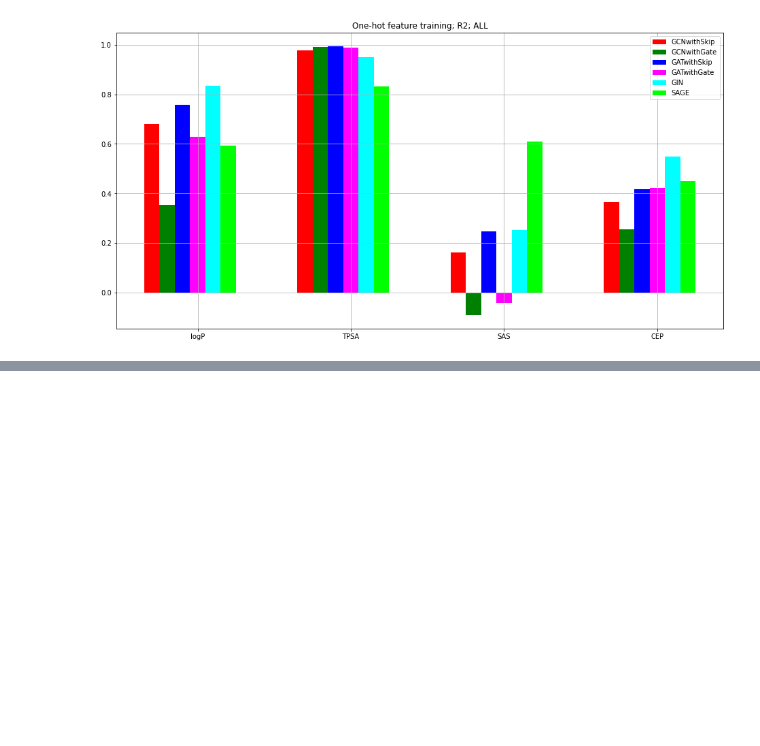
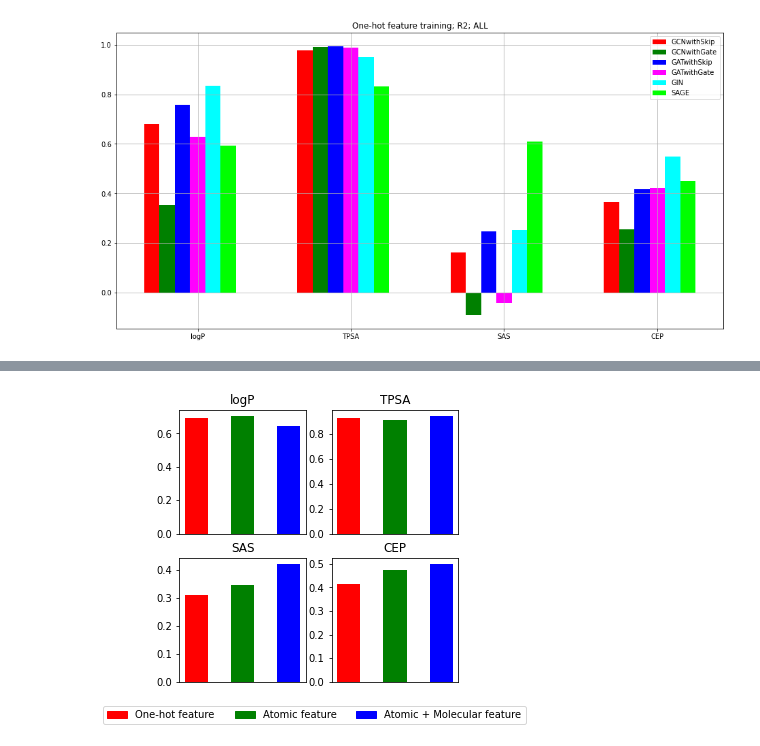
Before and after one commit to Ahn-Ssu/CS492I_2022F, a Jupyter notebook: CS492I_teamProject_GCN4chem.ipynb, the cells around one changed output, grey strips where cells are left out. Saved outputs shown, nothing was run; the diff lists cells and outputs as text; code cells hidden in the pictures; blank space fills up the shorter version.

```diff
--- a/CS492I_teamProject_GCN4chem.ipynb
+++ b/CS492I_teamProject_GCN4chem.ipynb
@@ -1865,0 +3015,9 @@ plot_result(R2_results, std, models, tests, title)
+# %%
+title = 'Comparison of Feature Encoding; R2'
+R2_results = [a[:,:,2], b[:,:,2], c[:,:,2]]
+std= None
+models = ['One-hot feature', 'Atomic feature', 'Atomic + Molecular feature']
+tests = ['logP', 'TPSA', 'SAS', 'CEP']
+compare_encoding(R2_results, std, models, tests,title)
+# %% [output]
+[figure, added]
```
Also changed, not shown: parts of 28 cells of this notebook.
